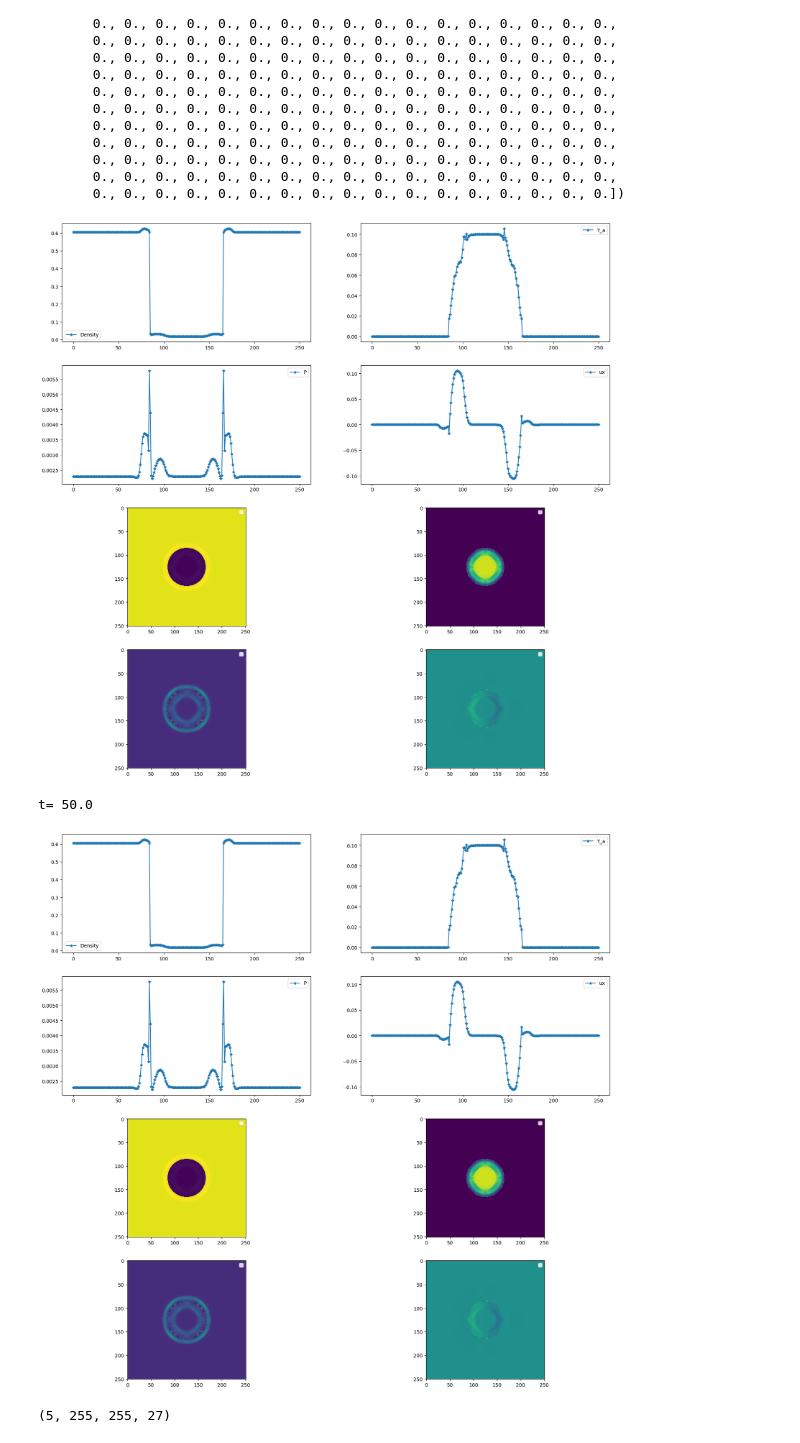
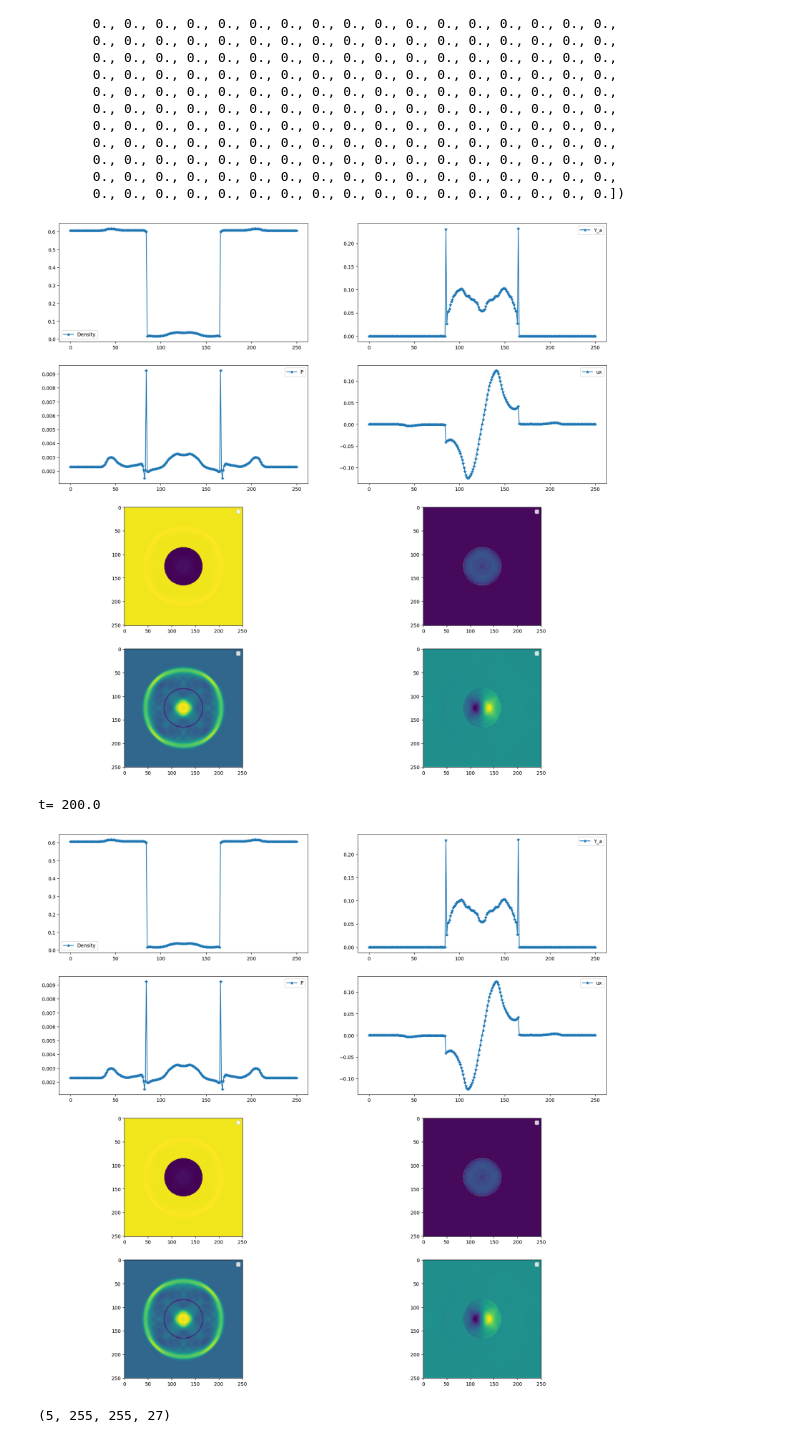
Before and after one commit to nileshsawant/lbmQC, a Jupyter notebook: notebookLBM_version0_1.ipynb, the cells around one changed output. Saved outputs shown, nothing was run; the diff lists cells and outputs as text; code cells hidden in the pictures.

```diff
--- a/notebookLBM_version0_1.ipynb
+++ b/notebookLBM_version0_1.ipynb
@@ -3026,11 +3044,11 @@ def stepLBMTwoPopStandardLattice(grid_f_in,grid_g_in,grid_f_a_in,solveTemperatur
     return grid_f_in,grid_g_in,grid_f_a_in
 
 
-maxTime=50 #6000 #16000
+maxTime=200 #6000 #16000
 nSteps=int(maxTime/dt) #int(0.20*(nZ/uz0)/dt)
 #limiter=vanLeer #vanLeer,monotonizedCentral,superbee
 
-numberOfPlots=50 #25
+numberOfPlots=20 #25
 fig, ax = plt.subplots(4,2,figsize=(20,20))
 
 startTimeOfDay = time.time()
@@ -3053,36 +3071,36 @@ for t in range(nSteps+1):
         #plot2D_EOSPLive(ax[3,0])
         plot2D_EOSPLiveIsothermal(ax[3,0])
         plot2D_UxLive(ax[3,1])
 
         display.clear_output(wait=True)
         display.display(plt.gcf())
         #fig.colorbar(ax[2,0])
         #fig.savefig('results/solution'+str(int(t*dt))+'.png')
         #writeToCSVMultiphase()
         #writeToCSVMultiphaseWithInterfaceAndPS()
         writeToCSVMultiphaseWithInterfaceAndPSIsothermal()
 
         print('t=',t*dt)
         if (t>=nSteps):
             #display.clear_output(wait=True)
             break
 
 
     if (t>4000):
         pass
         #solveTemperature=True
 
     grid_f,grid_g,grid_f_a=stepLBMTwoPopStandardLattice(grid_f,grid_g,grid_f_a,solveTemperature)
 
 endTimeOfDay = time.time()
 
 executionTime=endTimeOfDay - startTimeOfDay
 MLUPS=2.0*(nSteps*nX*nY*nZ/executionTime)/1e6
 #print('MLUPS=',MLUPS)
 # %% [output]
-[figure, old version]
+[figure, new version]
-t= 50.0
+t= 200.0
-[figure, old version]
+[figure, new version]
 # %%
 #writeToCSVMultiphase()
 # %%
```
Also changed, not shown: parts of 6 cells of this notebook, 2 other files.
